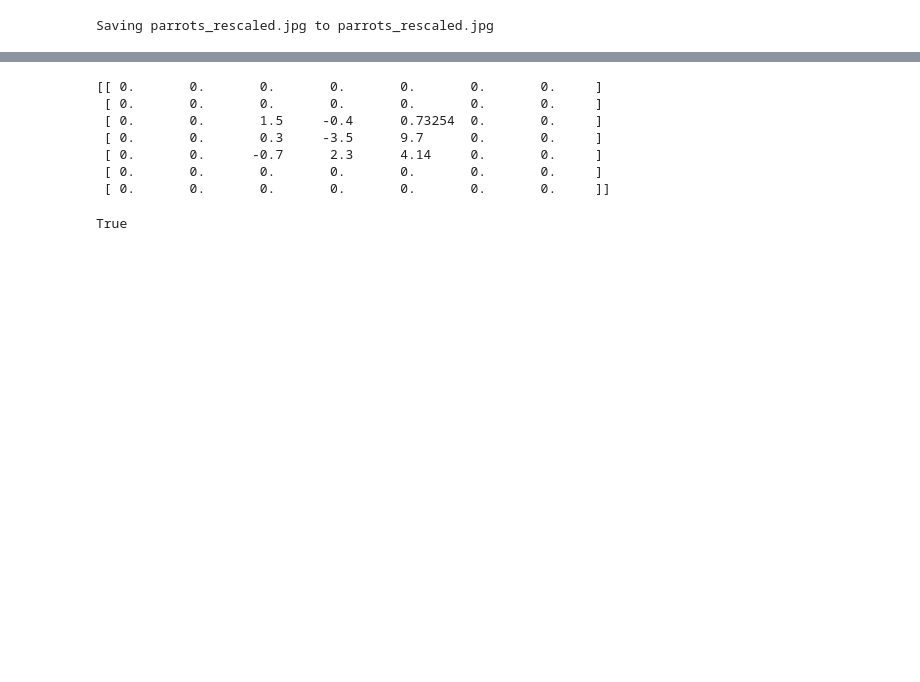
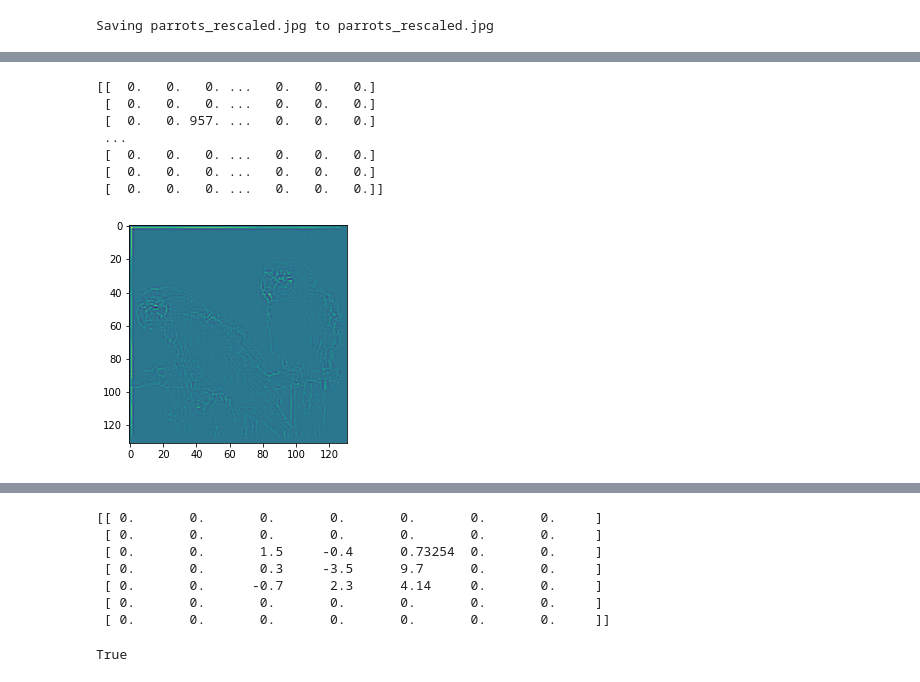
Before and after one commit to ayyucedemirbas/machine_learning_algorithms, a Jupyter notebook: 2DConvolution_and_Pooling_Numpy.ipynb, the cells around one changed output, grey strips where cells are left out. Saved outputs shown, nothing was run; the diff lists cells and outputs as text; code cells hidden in the pictures; blank space fills up the shorter version.

```diff
--- a/2DConvolution_and_Pooling_Numpy.ipynb
+++ b/2DConvolution_and_Pooling_Numpy.ipynb
@@ -117,0 +144,13 @@ Image('2DConvolved.jpg')
+# %%
+output = convolve2D(pool, kernel, padding=2)
+plt.imshow(output)
+plt.show()
+# %% [output]
+[[  0.   0.   0. ...   0.   0.   0.]
+ [  0.   0.   0. ...   0.   0.   0.]
+ [  0.   0. 957. ...   0.   0.   0.]
+ ...
+ [  0.   0.   0. ...   0.   0.   0.]
+ [  0.   0.   0. ...   0.   0.   0.]
+ [  0.   0.   0. ...   0.   0.   0.]]
+[figure, added]
```
Also changed, not shown: parts of 21 cells of this notebook.
